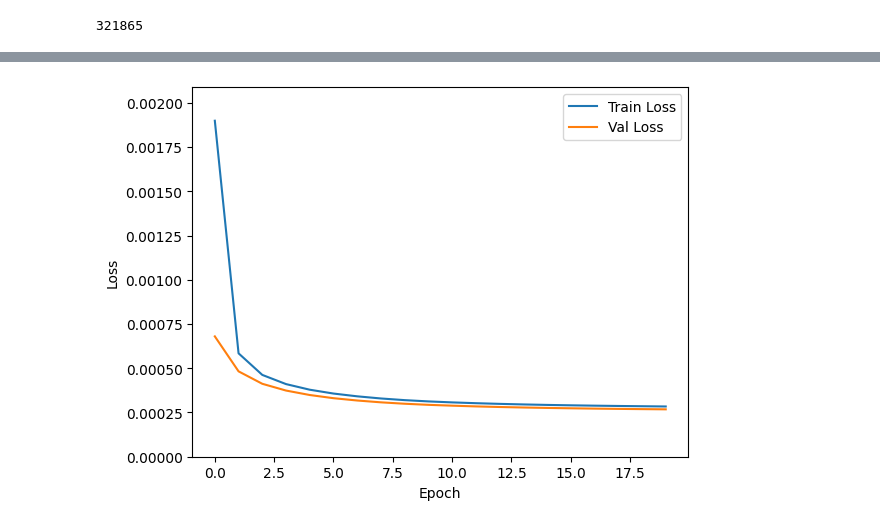
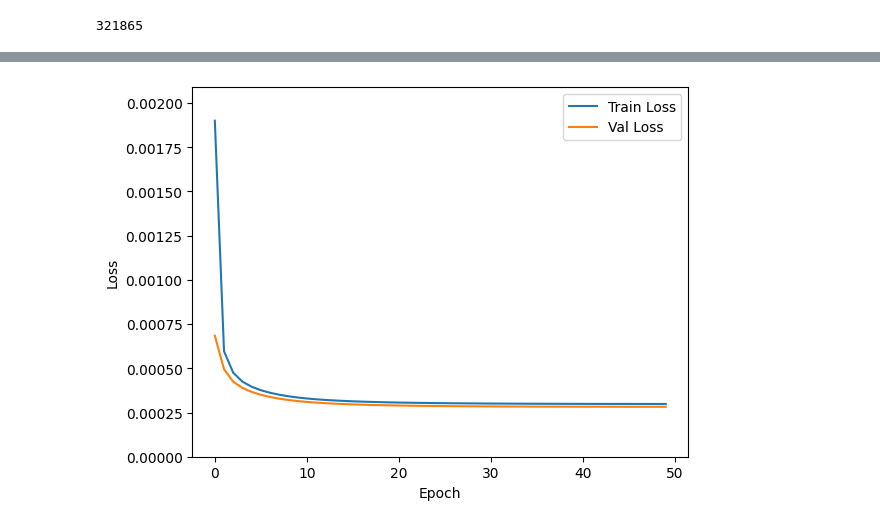
Before and after one commit to AmballaAvinash/Wavelet-Diffusion, a Jupyter notebook: Wavelet_AutoEncoder_TinyImageNet.ipynb, the cells around one changed output, grey strips where cells are left out. Saved outputs shown, nothing was run; the diff lists cells and outputs as text; code cells hidden in the pictures.

Commit message:
increasing epochs and lr decay

```diff
--- a/Wavelet_AutoEncoder_TinyImageNet.ipynb
+++ b/Wavelet_AutoEncoder_TinyImageNet.ipynb
@@ -199,17 +199,22 @@ sum([p.numel() for p in net.parameters()])
 321865
 # %%
 device = "cuda"
-n_epochs = 20
+n_epochs = 50
 
 # Create the network
 net = BasicUNet(in_channels=9, out_channels=9)
 net.to(device)
 
 # Our loss function
-loss_fn = nn.MSELoss()
+loss_fn = nn.MSELoss()  # try with L1 loss
 
 # The optimizer
+from torch.optim.lr_scheduler import ExponentialLR
+
 opt = torch.optim.Adam(net.parameters(), lr=1e-4)
+
+scheduler = ExponentialLR(opt, gamma=0.9)  # Reduce LR by 10% every epoch
+
 
 # Keeping a record of the losses for later viewing
 train_losses = []
@@ -260,6 +265,8 @@ for epoch in range(n_epochs):
     avg_val_loss = val_loss / len(processed_testloader)
     val_losses.append(avg_val_loss)
 
+    scheduler.step()
+
     # Print average losses for this epoch
     print(f'Epoch {epoch+1}/{n_epochs}, Train Loss: {avg_train_loss:.5f}, Val Loss: {avg_val_loss:.5f}')
 
@@ -296,4 +300,4 @@ Epoch 20/20, Train Loss: 0.00028, Val Loss: 0.00027
-[figure, old version]
+[figure, new version]
 # %%
 torch.save(net, "AE_tiny_imagenet.pth")
 # %%
```
Also changed, not shown: parts of 5 cells of this notebook.
